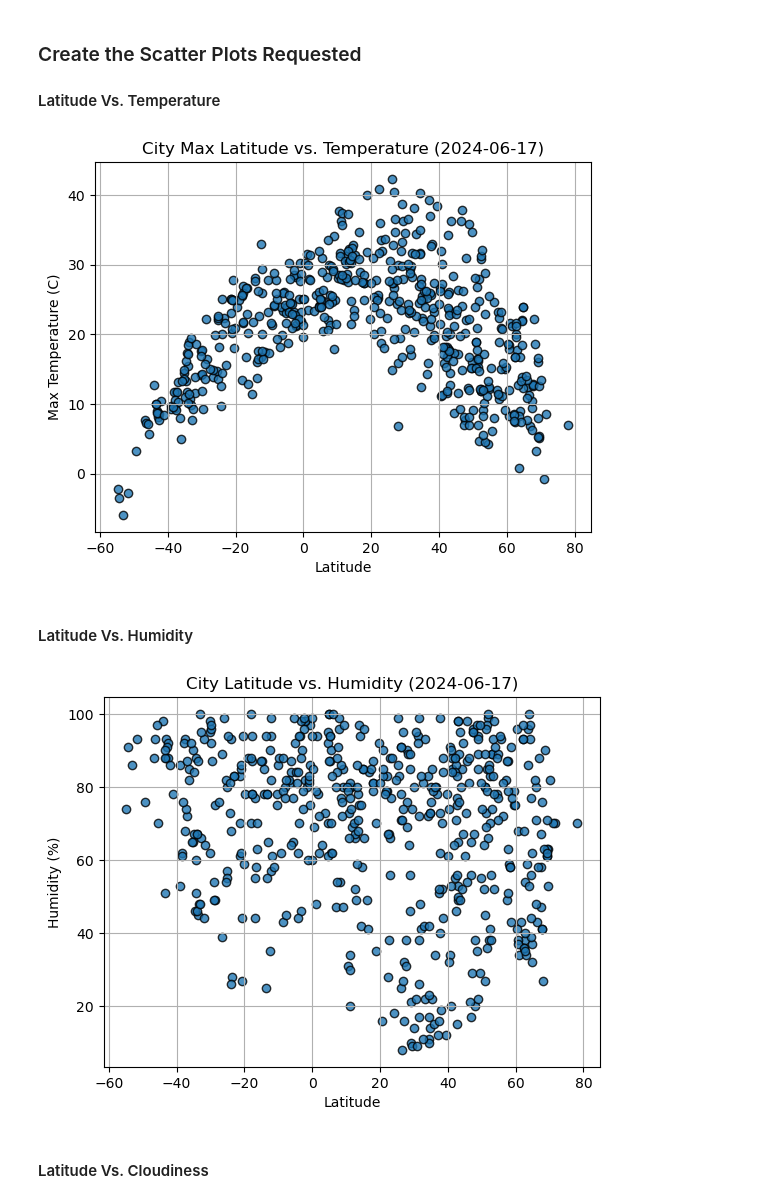
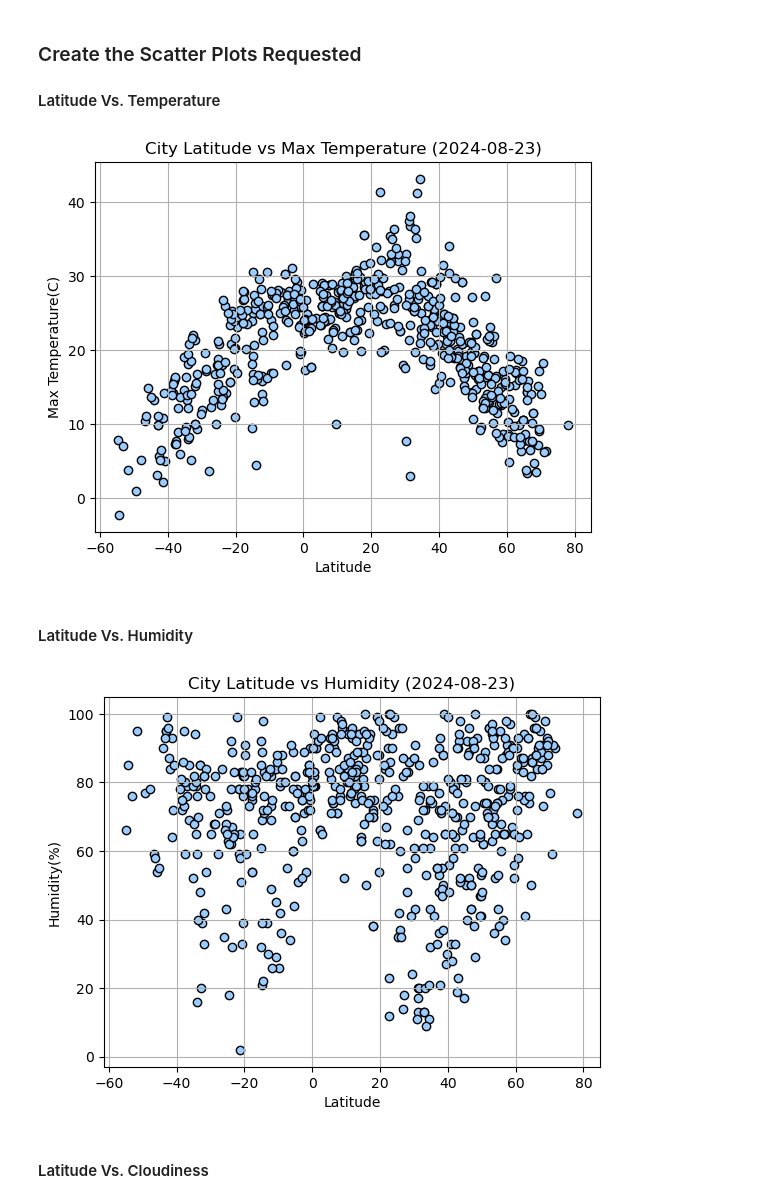
Before and after one commit to Ordannia/python-api-challenge, a Jupyter notebook: WeatherPy/WeatherPy.ipynb, the cells around one changed output. Saved outputs shown, nothing was run; the diff lists cells and outputs as text; code cells hidden in the pictures.

```diff
--- a/WeatherPy/WeatherPy.ipynb
+++ b/WeatherPy/WeatherPy.ipynb
@@ -211,34 +212,54 @@ city_data_df.head()
 #### Latitude Vs. Temperature
 # %%
 # Build scatter plot for latitude vs. temperature
+lat = city_data_df["Lat"]
+max_temp = city_data_df["Max Temp"]
+
+plt.scatter(lat, max_temp, marker="o", facecolors="#99CCFF", edgecolors="black")
 # YOUR CODE HERE
 
 # Incorporate the other graph properties
+plt.title("City Latitude vs Max Temperature (2024-08-23)")
+
+plt.grid()
+
+plt.xlabel("Latitude")
+plt.ylabel("Max Temperature(C)")
 # YOUR CODE HERE
 
 # Save the figure
-plt.savefig("output_data/Fig1.png")
+plt.savefig("../output_data/Fig1.png")
 
 # Show plot
 plt.show()
 # %% [output]
-[figure, old version]
+[figure, new version]
 # %% [markdown]
 #### Latitude Vs. Humidity
 # %%
 # Build the scatter plots for latitude vs. humidity
+lat = city_data_df["Lat"]
+humidity = city_data_df["Humidity"]
+
+plt.scatter(lat, humidity, marker="o", facecolors="#99CCFF", edgecolors="black")
 # YOUR CODE HERE
 
 # Incorporate the other graph properties
+plt.title("City Latitude vs Humidity (2024-08-23)")
+
+plt.grid()
+
+plt.xlabel("Latitude")
+plt.ylabel("Humidity(%)")
 # YOUR CODE HERE
 
 # Save the figure
-plt.savefig("output_data/Fig2.png")
+plt.savefig("../output_data/Fig2.png")
 
 # Show plot
 plt.show()
 # %% [output]
-[figure, old version]
+[figure, new version]
 # %% [markdown]
 #### Latitude Vs. Cloudiness
 # %%
```
Also changed, not shown: parts of 36 cells of this notebook, 5 other files.
